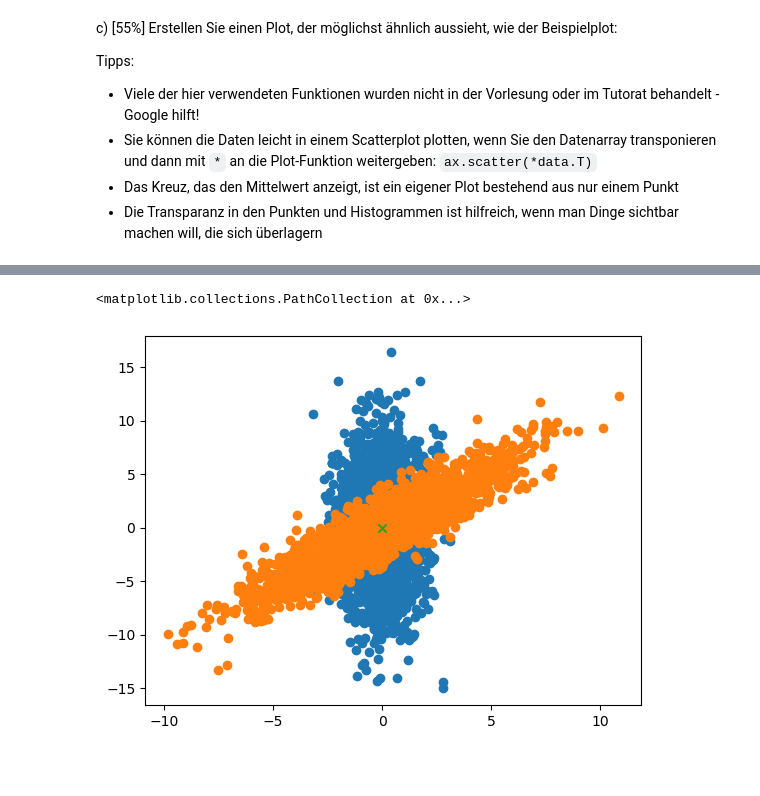
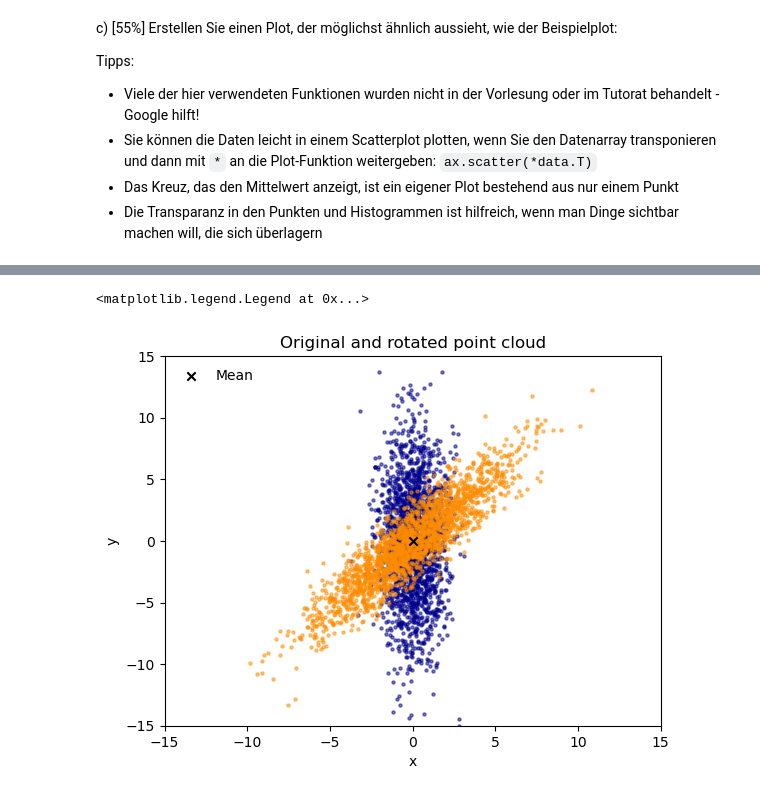
Before and after one commit to olehae/DS1, a Jupyter notebook: Hausaufgabe03.ipynb, the cells around one changed output, grey strips where cells are left out. Drawn from its saved outputs; the diff is of its cells as text; code cells hidden in the pictures; blank space fills up the shorter version.

Commit message:
First plot

```diff
--- a/Hausaufgabe03.ipynb
+++ b/Hausaufgabe03.ipynb
@@ -107,9 +107,6 @@ data = np.load("backup_data_2a.npy")
 np.random.seed(101)
 gauss_arr = np.random.multivariate_normal(mean=np.array([0, 0]), cov=np.array([[1, 0.], [0., 10]]), size=2000)
 print(gauss_arr)
-np.random.seed(101)
-data = np.load("backup_data_2a.npy")
-print(data)
 # %% [output]
 [[ 0.62813271  8.55981078]
  [ 0.50382575  2.8712515 ]
@@ -170,10 +154,16 @@ Tipps:
 - Die Transparanz in den Punkten und Histogrammen ist hilfreich, wenn man Dinge sichtbar machen will, die sich überlagern
 # %% [markdown]
 ![Exercise_plot.JPG](Exercise_plot.JPG)
-# %%
-plt.scatter(data[:,0], data[:,1])
-plt.scatter(data_rotated[:,0], data_rotated[:,1])
-plt.scatter(0, 0, marker="x")
-# %% [output]
-<matplotlib.collections.PathCollection at 0x...>
-[figure, removed]
+# %%
+plt.scatter(data[:,0], data[:,1], alpha=0.5, color="darkblue", s=5)
+plt.scatter(data_rotated[:,0], data_rotated[:,1], alpha = 0.5, color="darkorange", s=5)
+plt.scatter(0, 0, marker="x", color="black", label="Mean")
+plt.xlim(-15, 15)
+plt.ylim(-15, 15)
+plt.title("Original and rotated point cloud")
+plt.xlabel("x")
+plt.ylabel("y")
+plt.legend(loc=2, frameon=False)
+# %% [output]
+<matplotlib.legend.Legend at 0x...>
+[figure, added]
```
Also changed, not shown: parts of 2 cells of this notebook.
